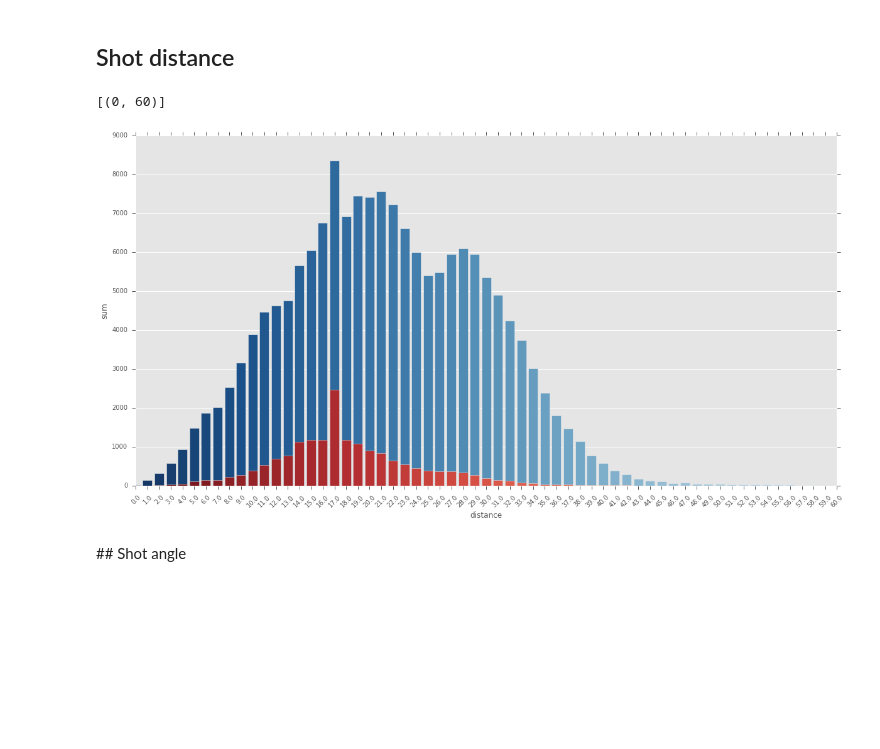
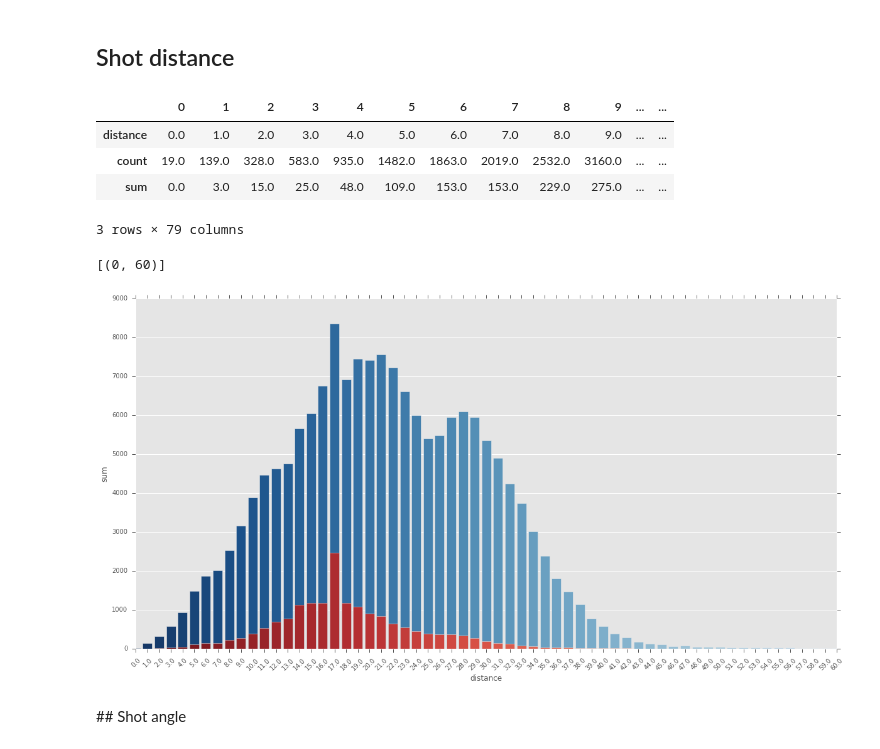
Before and after one commit to 10contre11/notebooks, a Jupyter notebook: xg_features_selection.ipynb, the cells around one changed output. Drawn from its saved outputs; the diff is of its cells as text; code cells hidden in the pictures; blank space fills up the shorter version.

Commit message:
tables

```diff
--- a/xg_features_selection.ipynb
+++ b/xg_features_selection.ipynb
@@ -39,14 +43,19 @@ shots = shots[shots.own_goal == False]
 # %%
 nb_shots_by_distance = shots.groupby(shots['distance'].apply(lambda x: round(x, 0))).agg(['count', 'sum'])['goal']
 nb_shots_by_distance.reset_index(inplace=True)
 
-print nb_shots_by_distance
+display(nb_shots_by_distance.T)
 p = sns.barplot(x="distance", y="count", data=nb_shots_by_distance, palette=color1)
 p = sns.barplot(x="distance", y="sum", data=nb_shots_by_distance, palette=color2)
 p.set_xticklabels(labels = p.get_xticklabels(), rotation=45)
 p.set(xlim=(0, 60))
 # %% [output]
+|  | 0 | 1 | 2 | 3 | 4 | 5 | 6 | 7 | 8 | 9 | ... | ... |
+| distance | 0.0 | 1.0 | 2.0 | 3.0 | 4.0 | 5.0 | 6.0 | 7.0 | 8.0 | 9.0 | ... | ... |
+| count | 19.0 | 139.0 | 328.0 | 583.0 | 935.0 | 1482.0 | 1863.0 | 2019.0 | 2532.0 | 3160.0 | ... | ... |
+| sum | 0.0 | 3.0 | 15.0 | 25.0 | 48.0 | 109.0 | 153.0 | 153.0 | 229.0 | 275.0 | ... | ... |
-[(0, 60)]
+3 rows × 79 columns
+[(0, 60)]
 [figure]
 # %% [markdown]
 ## Shot angle
```
Also changed, not shown: parts of 11 cells of this notebook.
